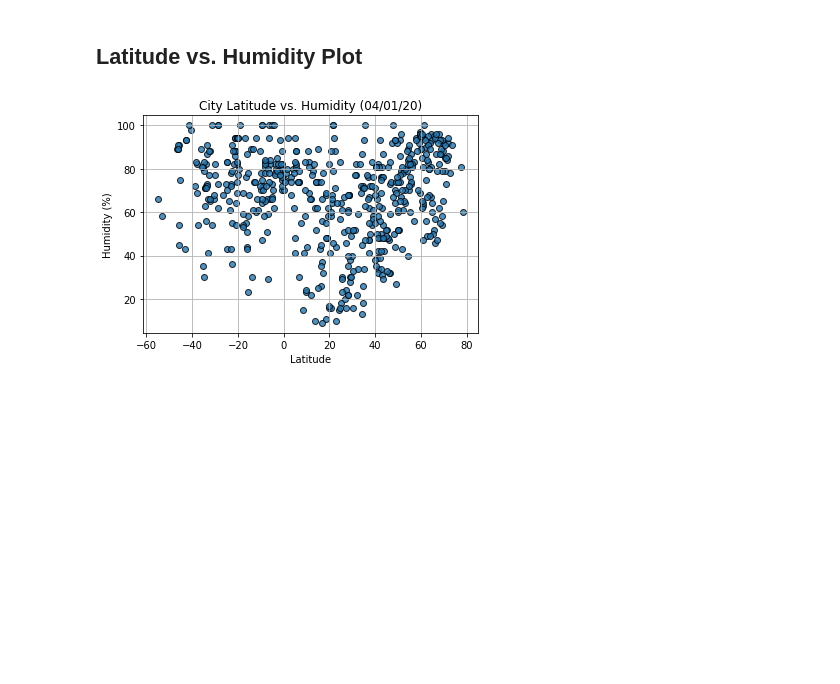
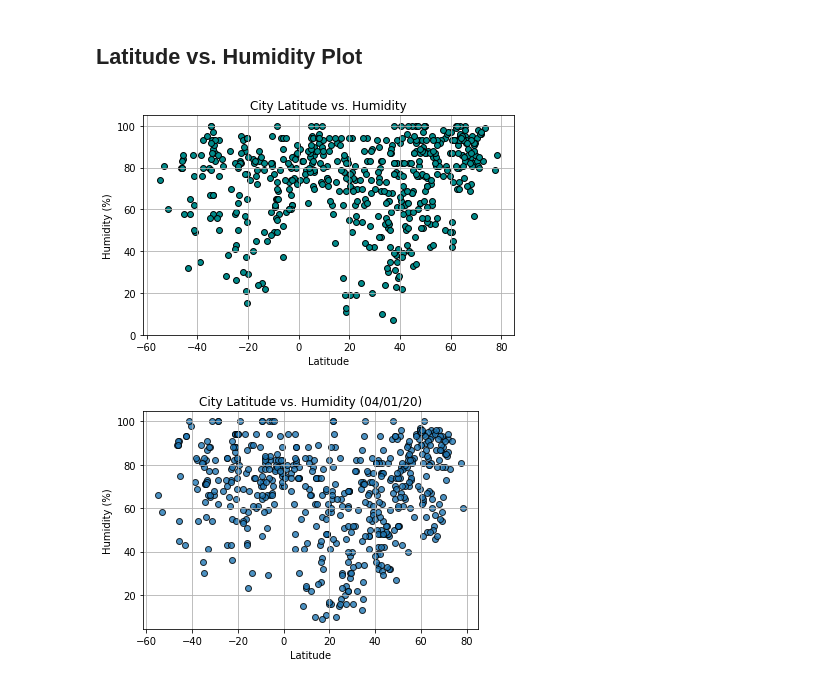
Before and after one commit to manuelamc14/api-demostrations, a Jupyter notebook: WeatherPy/WeatherPy.ipynb, the cells around one changed output. Cells and saved outputs as stored; diff of their text form; code cells hidden in the pictures; blank space fills up the shorter version.

```diff
--- a/WeatherPy/WeatherPy.ipynb
+++ b/WeatherPy/WeatherPy.ipynb
@@ -290,6 +297,15 @@ clean_city_data.plot?
 [figure]
 # %% [markdown]
 ## Latitude vs. Humidity Plot
+# %%
+humidity_plot = organized_cities_temperature_df.plot(kind='scatter', x="Lat", y="Humidity", marker="o", c="darkcyan", grid=True, s=35, edgecolor = "black")
+humidity_plot.set_ylabel("Humidity (%)")
+humidity_plot.set_xlabel("Latitude")
+humidity_plot.set_title("City Latitude vs. Humidity")
+plt.ylim(0, 105)
+plt.tight_layout()
+# %% [output]
+[figure, added]
 # %%
 # %% [output]
 [figure]
```
Also changed, not shown: parts of 10 cells of this notebook.
